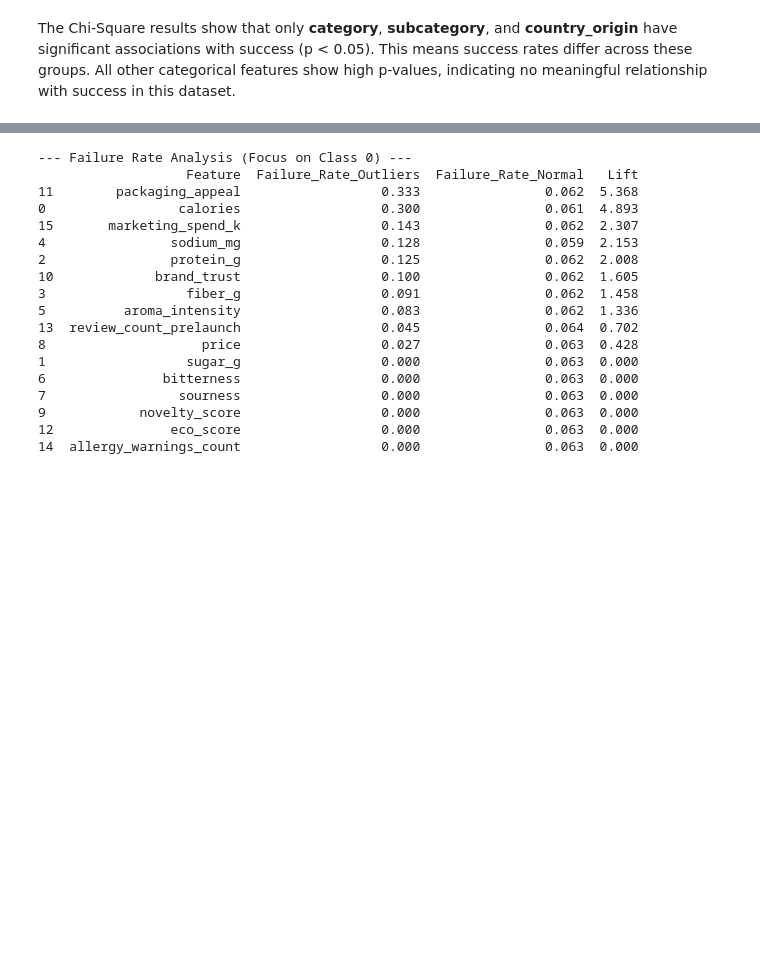
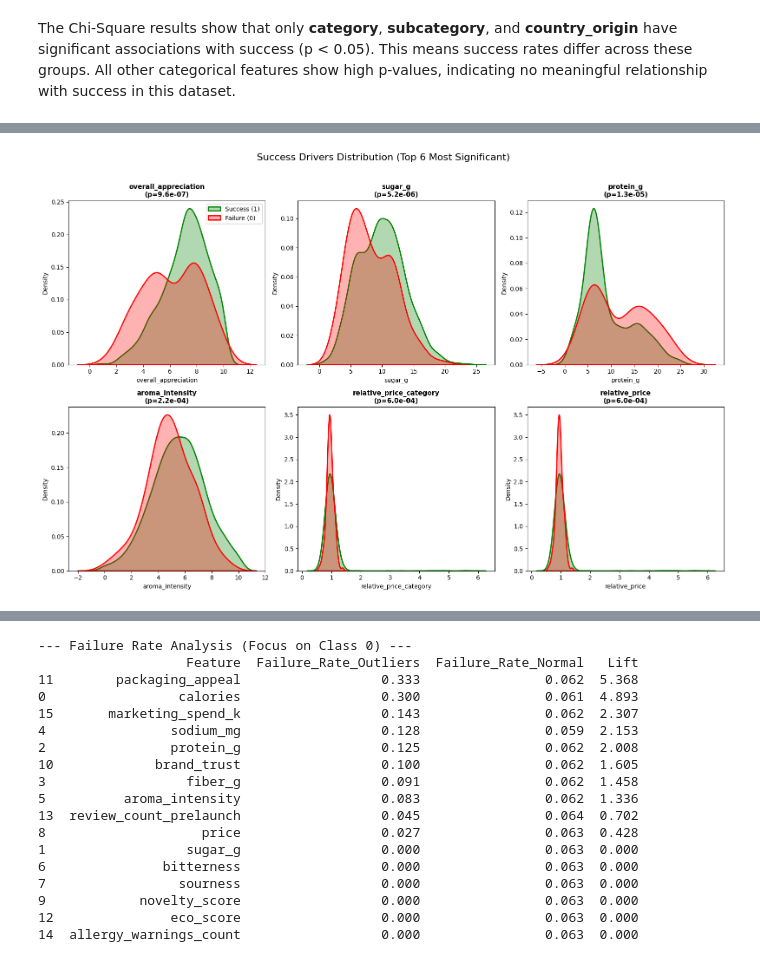
Before and after one commit to freitas-oa/Computer-Vision, a Jupyter notebook: Food_acceptance_project.ipynb, the cells around one changed output, grey strips where cells are left out. Saved outputs shown, nothing was run; the diff lists cells and outputs as text; code cells hidden in the pictures; blank space fills up the shorter version.

```diff
--- a/Food_acceptance_project.ipynb
+++ b/Food_acceptance_project.ipynb
@@ -500,0 +503,98 @@ The Chi-Square results show that only **category**, **subcategory**, and **count
+# %%
+import pandas as pd
+import numpy as np
+import matplotlib.pyplot as plt
+import seaborn as sns
+from scipy import stats
+
+# 1. Load Data
+# Ensure df is loaded.
+if 'df' not in locals():
+    try:
+        df = pd.read_csv('food_product_acceptance_dataset.xlsx - data.csv')
+    except:
+        print("Please load your dataset into a variable named 'df'")
+
+# 2. Feature Engineering (Recreating key metrics for context)
+if 'sugar_fat_ratio' not in df.columns:
+    df['sugar_fat_ratio'] = df['sugar_g'] / (df['fat_g'] + 0.1)
+if 'relative_price' not in df.columns:
+    df['relative_price'] = df['price'] / df.groupby('category')['price'].transform('mean')
+
+# 3. Robust Analysis Function
+def analyze_success_drivers_kde_robust(df, target='success', alpha=0.05, top_k=6):
+    # A. Robust Selection: Includes numbers AND booleans
+    # .copy() is important to avoid SettingWithCopyWarning
+    analysis_df = df.select_dtypes(include=[np.number, 'bool']).copy()
+
+    # B. Forced Conversion: Transform True/False to 1/0
+    # This ensures pandas can calculate means and plot the data
+    bool_cols = analysis_df.select_dtypes(include=['bool']).columns
+    for col in bool_cols:
+        analysis_df[col] = analysis_df[col].astype(int)
+
+    results = []
+
+    # C. Analysis Loop
+    for col in analysis_df.columns:
+        if col == target: continue
+
+        group_success = analysis_df[analysis_df[target] == 1][col].dropna()
+        group_fail = analysis_df[analysis_df[target] == 0][col].dropna()
+
+        try:
+            # T-Test (Welch's - assumes unequal variances)
+            t_stat, p_val = stats.ttest_ind(group_success, group_fail, equal_var=False)
+
+            if p_val < alpha:
+                results.append({
+                    'Feature': col,
+                    'P-Value': p_val,
+                    'Mean_Success': group_success.mean(),
+                    'Mean_Fail': group_fail.mean()
+                })
+        except:
+            continue
+
+    # D. Results Table
+    results_df = pd.DataFrame(results).sort_values(by='P-Value')
+
+    print("--- STATISTICALLY SIGNIFICANT FEATURES (Including Booleans) ---")
+    print(f"{'Feature':<30} | {'P-Value':<10} | {'Mean(Success)':<15} | {'Mean(Fail)':<15}")
+    print("-" * 85)
+    for index, row in results_df.iterrows():
+        print(f"{row['Feature']:<30} | {row['P-Value']:.1e}    | {row['Mean_Success']:.2f}            | {row['Mean_Fail']:.2f}")
+
+    # Print Total Count
+    print("-" * 85)
+    print(f"TOTAL SIGNIFICANT VARIABLES FOUND: {len(results_df)}")
+    print("-" * 85)
+
+    # E. KDE Plots (Top K only to avoid clutter)
+    top_features = results_df.head(top_k)['Feature'].tolist()
+
+    plt.figure(figsize=(16, 10))
+    for i, col in enumerate(top_features, 1):
+        plt.subplot(2, 3, i)
+
+        # Plot using the converted dataframe
+        sns.kdeplot(data=analysis_df[analysis_df[target]==1], x=col, fill=True,
+                    label='Success (1)', color='green', alpha=0.3, linewidth=2)
+
+        sns.kdeplot(data=analysis_df[analysis_df[target]==0], x=col, fill=True,
+                    label='Failure (0)', color='red', alpha=0.3, linewidth=2)
+
+        p_val = next(r['P-Value'] for r in results if r['Feature'] == col)
+        plt.title(f"{col}\n(p={p_val:.1e})", fontsize=11, fontweight='bold')
+        plt.xlabel(col)
+        plt.ylabel('Density')
+
+        if i == 1: plt.legend()
+
+    plt.suptitle(f'Success Drivers Distribution (Top {top_k} Most Significant)', fontsize=16, y=1.02)
+    plt.tight_layout()
+    plt.show()
+
+# Execute
+analyze_success_drivers_kde_robust(df)
+# %% [output]
@@ -500,0 +620 @@ The Chi-Square results show that only **category**, **subcategory**, and **count
+[figure, added]
```
Also changed, not shown: parts of 21 cells of this notebook.
